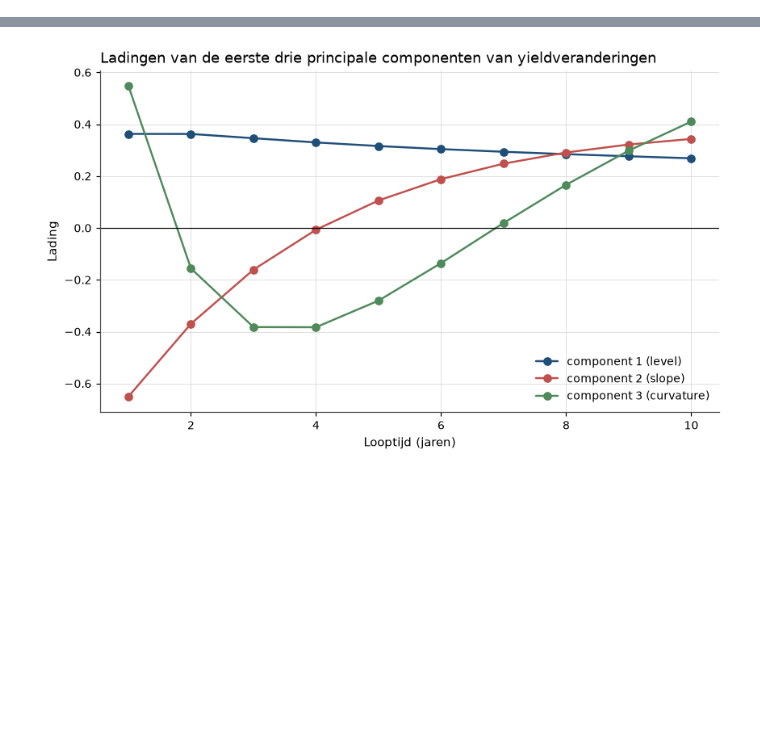
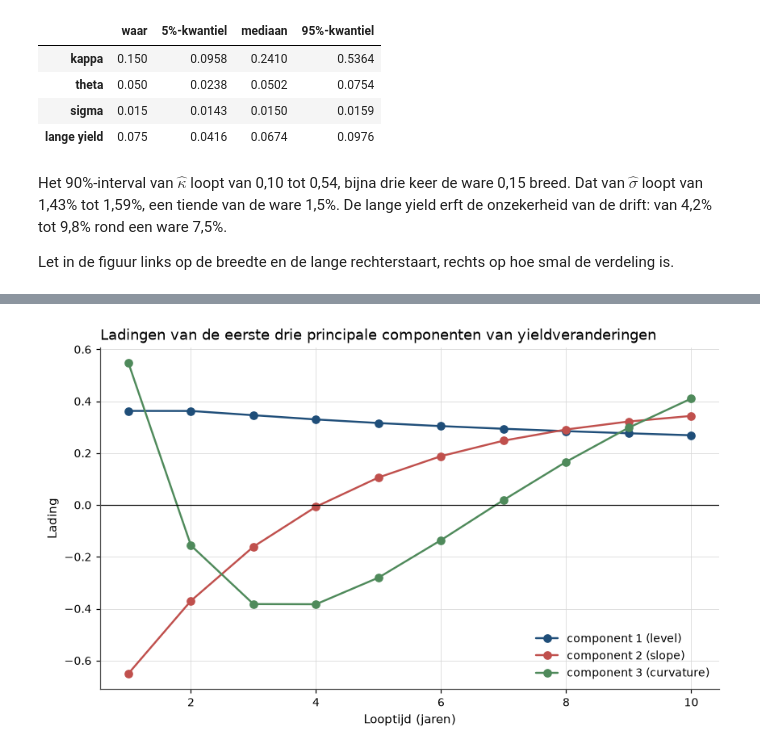
Before and after one commit to MaartenN14/history-asset-pricing, a Jupyter notebook: lectures/03_17_termijnstructuur_real_options.ipynb, the cells around one changed output, grey strips where cells are left out. Drawn from its saved outputs; the diff is of its cells as text; code cells hidden in the pictures; blank space fills up the shorter version.

```diff
--- a/lectures/03_17_termijnstructuur_real_options.ipynb
+++ b/lectures/03_17_termijnstructuur_real_options.ipynb
@@ -1186,0 +724,40 @@ correlatie van maandelijkse veranderingen 1 en 10 jaar: 0.69 (eenfactormodel: 1)
+# %%
+def fit_vasicek(rate, dt):
+    """Exact-discretisation (AR(1) OLS) Vasicek estimates; works on the last axis."""
+    x, y = rate[..., :-1], rate[..., 1:]
+    xm, ym = x.mean(-1, keepdims=True), y.mean(-1, keepdims=True)
+    b = ((x - xm) * (y - ym)).sum(-1) / ((x - xm) ** 2).sum(-1)
+    c = ym[..., 0] - b * xm[..., 0]
+    resid_sd = (y - c[..., None] - b[..., None] * x).std(-1)
+    kappa = -np.log(b) / dt
+    return kappa, c / (1 - b), resid_sd * np.sqrt(2 * kappa / (1 - b**2))
+
+
+samples = simulate_vasicek(vas["theta"], vas["kappa"], vas["theta"], vas["sigma"], dt_m, 480, 2000, rng)
+k_hat, th_hat, s_hat = fit_vasicek(samples, dt_m)
+yinf_hat = th_hat + vas["lam"] * s_hat / k_hat - s_hat**2 / (2 * k_hat**2)
+yinf_true = long_yield["Vasicek"]
+
+estimates_sim = np.array([k_hat, th_hat, s_hat, yinf_hat])
+pd.DataFrame(
+    {
+        "waar": [vas["kappa"], vas["theta"], vas["sigma"], yinf_true],
+        "5%-kwantiel": np.percentile(estimates_sim, 5, axis=1),
+        "mediaan": np.percentile(estimates_sim, 50, axis=1),
+        "95%-kwantiel": np.percentile(estimates_sim, 95, axis=1),
+    },
+    index=["kappa", "theta", "sigma", "lange yield"],
+).round(4)
+# %% [output]
+|  | waar | 5%-kwantiel | mediaan | 95%-kwantiel |
+| kappa | 0.150 | 0.0958 | 0.2410 | 0.5364 |
+| theta | 0.050 | 0.0238 | 0.0502 | 0.0754 |
+| sigma | 0.015 | 0.0143 | 0.0150 | 0.0159 |
+| lange yield | 0.075 | 0.0416 | 0.0674 | 0.0976 |
+# %% [markdown]
+Het 90%-interval van $\hat\kappa$ loopt van 0,10 tot 0,54, bijna drie keer de ware 0,15
+breed. Dat van $\hat\sigma$ loopt van 1,43% tot 1,59%, een tiende van de ware 1,5%. De
+lange yield erft de onzekerheid van de drift: van 4,2% tot 9,8% rond een ware 7,5%.
+
+Let in de figuur links op de breedte en de lange rechterstaart, rechts op hoe smal de
+verdeling is.
```
Also changed, not shown: parts of 63 cells of this notebook, 4 other files.
